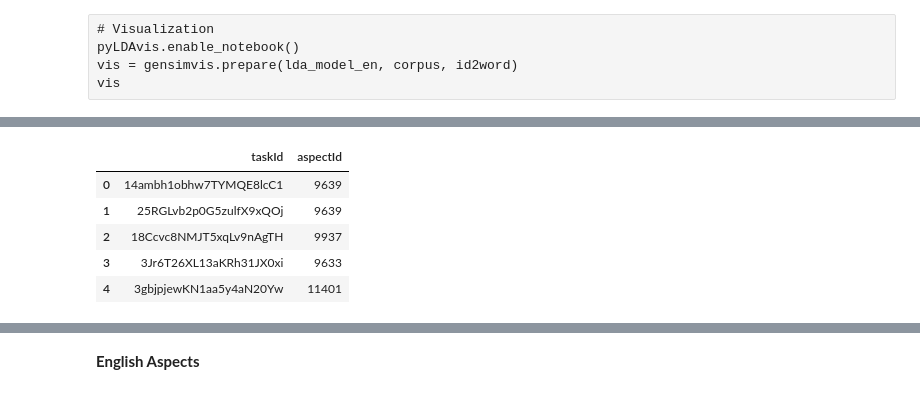
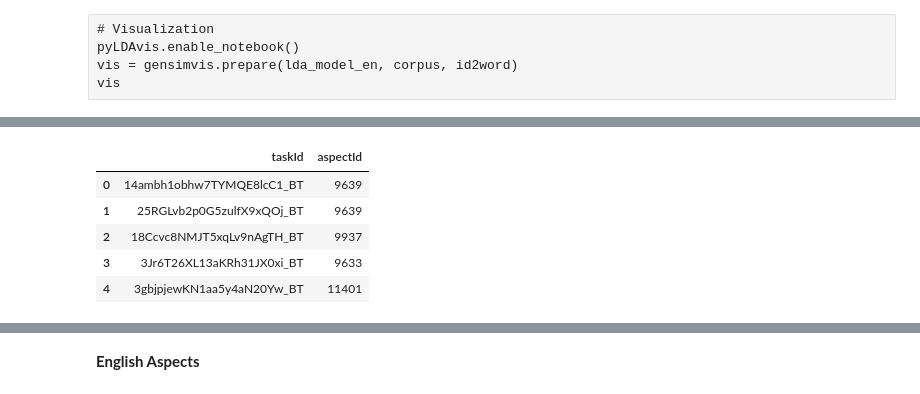
Before and after one commit to ghalifaten/master_thesis, a Jupyter notebook: 5_LDA.ipynb, the cells around one changed output, grey strips where cells are left out. Cells and saved outputs as stored; diff of their text form; code cells hidden in the pictures.

```diff
--- a/5_LDA.ipynb
+++ b/5_LDA.ipynb
@@ -149,7 +148,11 @@ vis
 # %% [markdown]
 **English tasks**
 # %%
-df = pd.read_csv("data/all_preprocessed_tasks_EN.csv")
-df_aspects = pd.read_csv("data/all_taskAspects_EN.csv")
-df = pd.merge(df, df_aspects, on="taskId", how="inner")
+folder = "gen_files/EN/"
+df = pd.read_csv(f"{folder}preprocessed/all_preprocessed_open_tasks_EN.csv")
+df_taskaspects = pd.read_csv(f"{folder}all_taskAspects_EN.csv")
+
+# Keeping only the tasks that have one or more aspects of type CONCEPT
+df = pd.merge(df, df_taskaspects, on="taskId", how="inner")
+df.reset_index(drop=True, inplace=True)
 # %%
@@ -244,8 +233,9 @@ len(df_tasks_topics.taskId.unique())
 # %%
+df_taskaspects.head()
 # %% [output]
 |  | taskId | aspectId |
-| 0 | 14ambh1obhw7TYMQE8lcC1 | 9639 |
-| 1 | 25RGLvb2p0G5zulfX9xQOj | 9639 |
-| 2 | 18Ccvc8NMJT5xqLv9nAgTH | 9937 |
-| 3 | 3Jr6T26XL13aKRh31JX0xi | 9633 |
-| 4 | 3gbjpjewKN1aa5y4aN20Yw | 11401 |
+| 0 | 14ambh1obhw7TYMQE8lcC1_BT | 9639 |
+| 1 | 25RGLvb2p0G5zulfX9xQOj_BT | 9639 |
+| 2 | 18Ccvc8NMJT5xqLv9nAgTH_BT | 9937 |
+| 3 | 3Jr6T26XL13aKRh31JX0xi_BT | 9633 |
+| 4 | 3gbjpjewKN1aa5y4aN20Yw_BT | 11401 |
```
Also changed, not shown: parts of 34 cells of this notebook, 40 other files.
